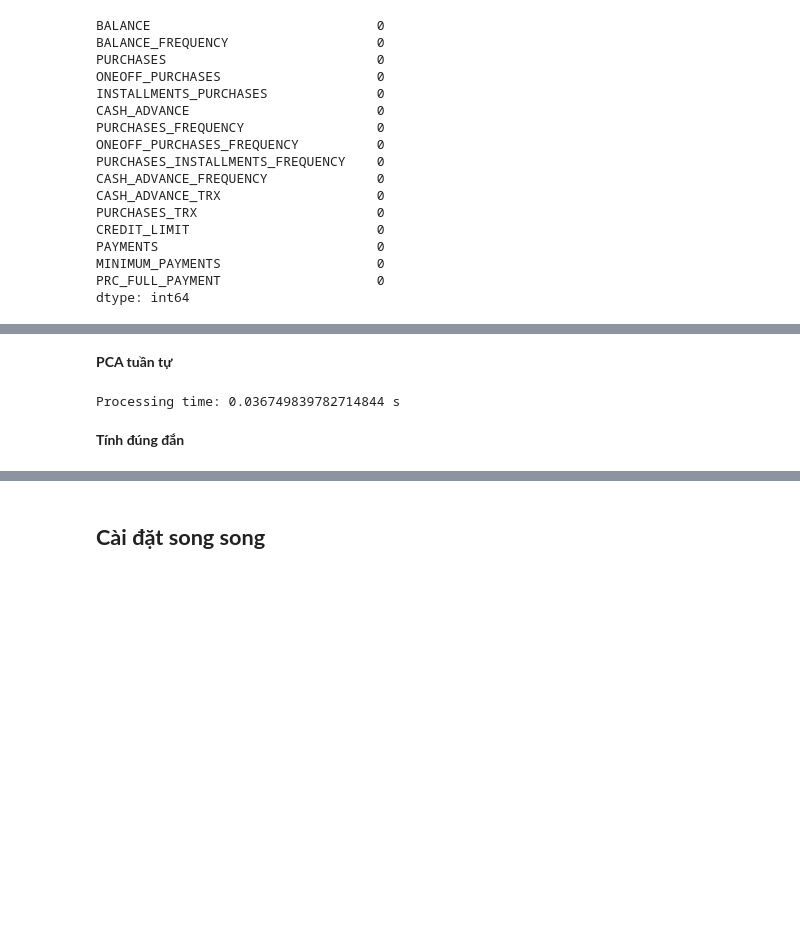
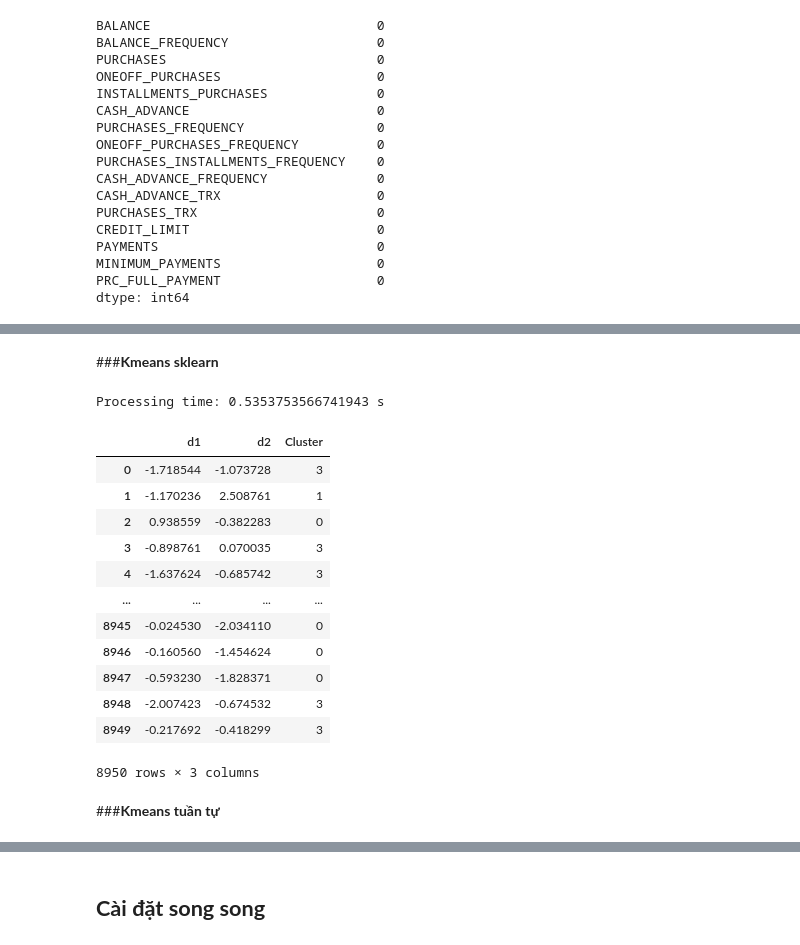
Before and after one commit to baosonhcmus/Customers-Segmentation, a Jupyter notebook: Customers_Segmentation.ipynb, the cells around one changed output, grey strips where cells are left out. Drawn from its saved outputs; the diff is of its cells as text; code cells hidden in the pictures; blank space fills up the shorter version.

```diff
--- a/Customers_Segmentation.ipynb
+++ b/Customers_Segmentation.ipynb
@@ -235,0 +258,35 @@ Processing time: 0.038788795471191406 s
+# %% [markdown]
+###**Kmeans sklearn**
+# %%
+from sklearn.cluster import KMeans
+import plotly.express as px
+
+kmeans_sklearn = KMeans(n_clusters=4, n_init=10, max_iter=1000, verbose=False, random_state=300)
+
+start = time.time()
+clusters_sklean = pd.DataFrame(kmeans_sklearn.fit_predict(X_1), columns=['Cluster'])
+end = time.time()
+print(f'Processing time: {end - start} s')
+
+
+#clusters_data = pd.concat([X, clusters], axis=1)
+# %% [output]
+Processing time: 0.5353753566741943 s
+# %%
+train_X=pd.DataFrame(X_1,columns=['d1','d2'])
+clusters_data = pd.concat([train_X,clusters_sklean],axis=1)
+clusters_data
+# %% [output]
+|  | d1 | d2 | Cluster |
+| 0 | -1.718544 | -1.073728 | 3 |
+| 1 | -1.170236 | 2.508761 | 1 |
+| 2 | 0.938559 | -0.382283 | 0 |
+| 3 | -0.898761 | 0.070035 | 3 |
+| 4 | -1.637624 | -0.685742 | 3 |
+| ... | ... | ... | ... |
+| 8945 | -0.024530 | -2.034110 | 0 |
+| 8946 | -0.160560 | -1.454624 | 0 |
+| 8947 | -0.593230 | -1.828371 | 0 |
+| 8948 | -2.007423 | -0.674532 | 3 |
+| 8949 | -0.217692 | -0.418299 | 3 |
+8950 rows × 3 columns
@@ -236,2 +319,2 @@ Processing time: 0.038788795471191406 s
 # %% [markdown]
-**PCA tuần tự**
+###**Kmeans tuần tự**
@@ -267,9 +320,0 @@ def _PCA(X , num_components):
-# %%
-start = time.time()
-X_2 = _PCA(X, 2)
-end = time.time()
-print(f'Processing time: {end - start} s')
-# %% [output]
-Processing time: 0.036749839782714844 s
-# %% [markdown]
-**Tính đúng đắn**
```
Also changed, not shown: parts of 58 cells of this notebook.
